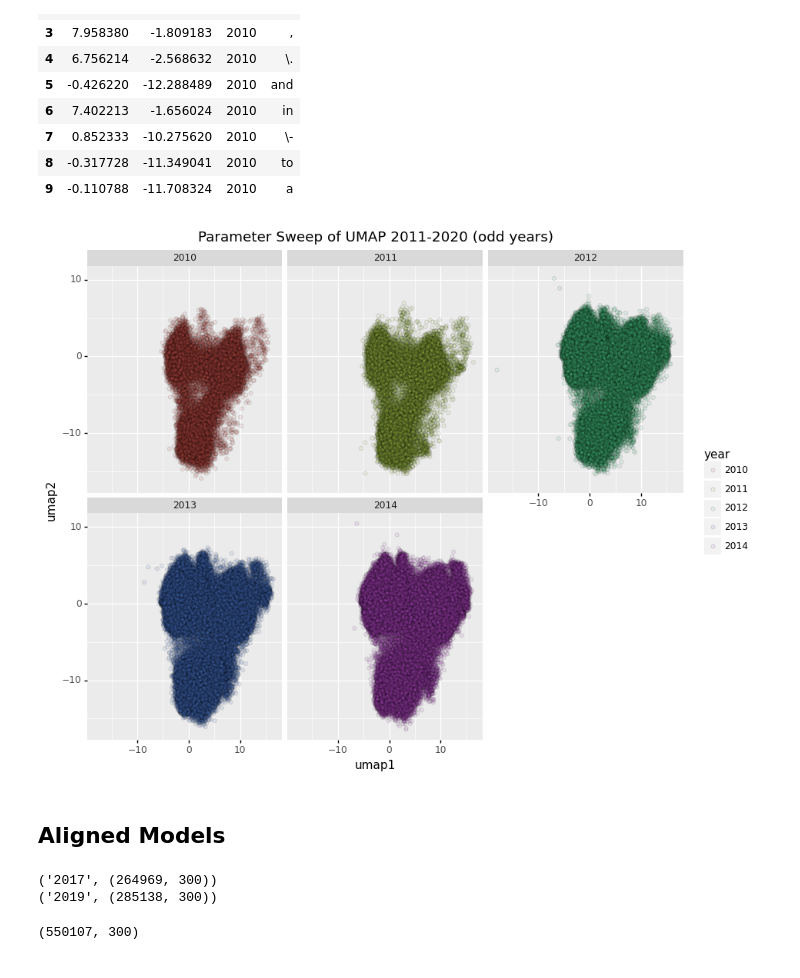
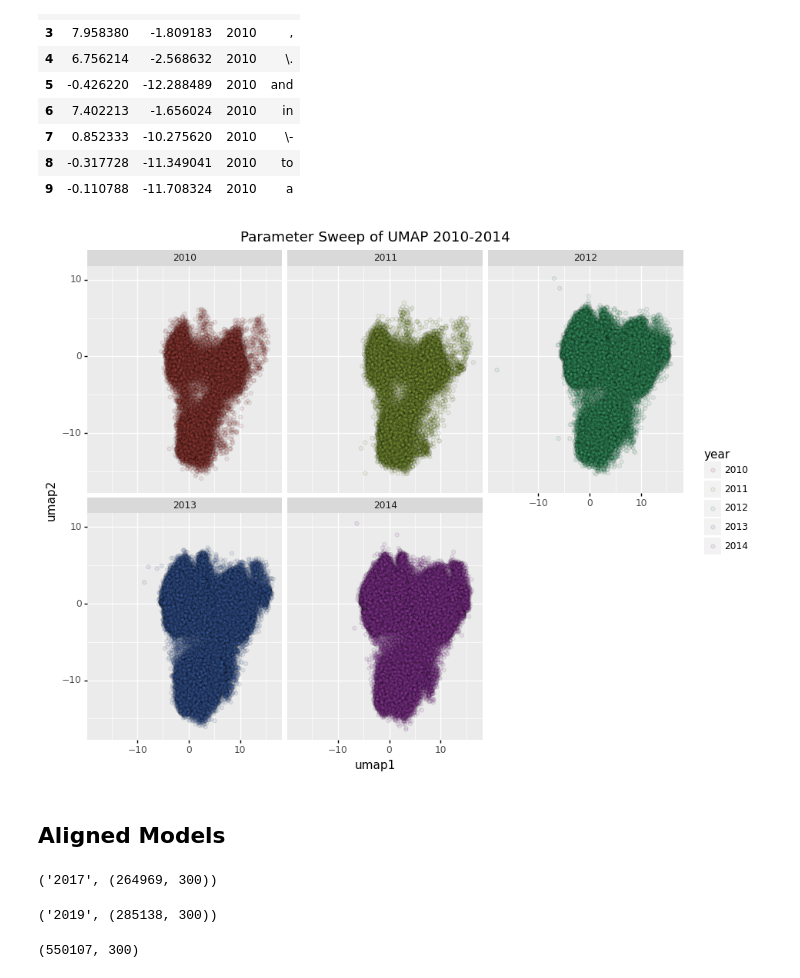
Before and after one commit to greenelab/biovectors, a Jupyter notebook: timeline_shifts_visualization_experiment/02_parametric_vs_aligned_umap.ipynb, the cells around one changed output. Drawn from its saved outputs; the diff is of its cells as text; code cells hidden in the pictures.

```diff
--- a/timeline_shifts_visualization_experiment/02_parametric_vs_aligned_umap.ipynb
+++ b/timeline_shifts_visualization_experiment/02_parametric_vs_aligned_umap.ipynb
@@ -49,9 +49,9 @@ for word_file in tqdm.tqdm(odd_year_subset):
         cutoff_index=min(
             map(
                 lambda x: 999999
-                if model.get_vecattr(x[1], "count") > word_freq_count_cutoff
+                if model.wv.vocab[x[1]].count > word_freq_count_cutoff
                 else x[0],
-                enumerate(model.index_to_key),
+                enumerate(model.wv.index2entity),
             )
         ),
     )
@@ -63,20 +63,20 @@ year_labels_list = []
 for year in tqdm.tqdm(training_unaligned_word_model_map):
     model = training_unaligned_word_model_map[year]["model"]
     word_subset_matrix = model[
-        model.index_to_key[: training_unaligned_word_model_map[year]["cutoff_index"]]
+        model.wv.index2entity[: training_unaligned_word_model_map[year]["cutoff_index"]]
     ]
     print((year, word_subset_matrix.shape))
     words_to_visualize.append(word_subset_matrix)
     token_character_list += list(
         map(
             lambda x: re.escape(x),
-            model.index_to_key[
+            model.wv.index2entity[
                 : training_unaligned_word_model_map[year]["cutoff_index"]
             ],
         )
     )
     year_labels_list += [year] * len(
-        model.index_to_key[: training_unaligned_word_model_map[year]["cutoff_index"]]
+        model.wv.index2entity[: training_unaligned_word_model_map[year]["cutoff_index"]]
     )
 # %% [output]
 ('2015', (147527, 300))
@@ -155,9 +155,9 @@ for word_file in tqdm.tqdm(unaligned_word_model_filter[10:15]):
         cutoff_index=min(
             map(
                 lambda x: 999999
-                if model.get_vecattr(x[1], "count") > word_freq_count_cutoff
+                if model.wv.vocab[x[1]].count > word_freq_count_cutoff
                 else x[0],
-                enumerate(model.index_to_key),
+                enumerate(model.wv.index2entity),
             )
         ),
     )
@@ -169,18 +169,18 @@ year_labels_list = []
 for year in tqdm.tqdm(validation_word_model_map):
     model = validation_word_model_map[year]["model"]
     word_subset_matrix = model[
-        model.index_to_key[: validation_word_model_map[year]["cutoff_index"]]
+        model.wv.index2entity[: validation_word_model_map[year]["cutoff_index"]]
     ]
     print((year, word_subset_matrix.shape))
     words_to_visualize.append(word_subset_matrix)
     token_character_list += list(
         map(
             lambda x: re.escape(x),
-            model.index_to_key[: validation_word_model_map[year]["cutoff_index"]],
+            model.wv.index2entity[: validation_word_model_map[year]["cutoff_index"]],
         )
     )
     year_labels_list += [year] * len(
-        model.index_to_key[: validation_word_model_map[year]["cutoff_index"]]
+        model.wv.index2entity[: validation_word_model_map[year]["cutoff_index"]]
     )
 # %% [output]
 ('2010', (85285, 300))
@@ -215,17 +215,17 @@ val_plot_df >> ply.slice_rows(10)
 # %%
 g = (
     p9.ggplot(
         val_plot_df >> ply.define(year="pd.Categorical(year)"),
         p9.aes(x="umap1", y="umap2", fill="year"),
     )
     + p9.geom_point(alpha=0.1)
-    + p9.labs(title="Parameter Sweep of UMAP 2011-2020 (odd years)")
+    + p9.labs(title="Parameter Sweep of UMAP 2010-2014")
     + p9.theme(figure_size=(10, 8))
     + p9.facet_wrap("year")
 )
 print(g)
 # %% [output]
-[figure, old version]
+[figure, new version]
 # %% [markdown]
 ## Aligned Models
 # %%
@@ -259,14 +259,14 @@ year_labels_list = []
 # %%
 for year in tqdm.tqdm(aligned_training_word_model_map):
     model = aligned_training_word_model_map[year]["model"]
-    word_subset_matrix = model[model.index_to_key]
+    word_subset_matrix = model[model.wv.index2entity]
     print((year, word_subset_matrix.shape))
     words_to_visualize.append(word_subset_matrix)
-    token_character_list += list(map(lambda x: re.escape(x), model.index_to_key))
-    year_labels_list += [year] * len(model.index_to_key)
+    token_character_list += list(map(lambda x: re.escape(x), model.wv.index2entity))
+    year_labels_list += [year] * len(model.wv.index2entity)
 # %% [output]
 ('2017', (264969, 300))
-('2019', (285138, 300))
+('2019', (285138, 300))
 # %%
 aligned_training_words = np.vstack(words_to_visualize)
 aligned_training_words.shape
```
Also changed, not shown: parts of 10 cells of this notebook, 5 other files.
